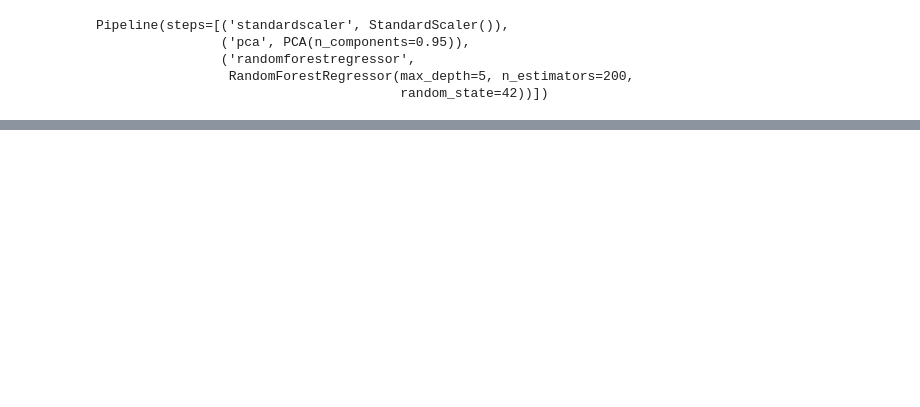
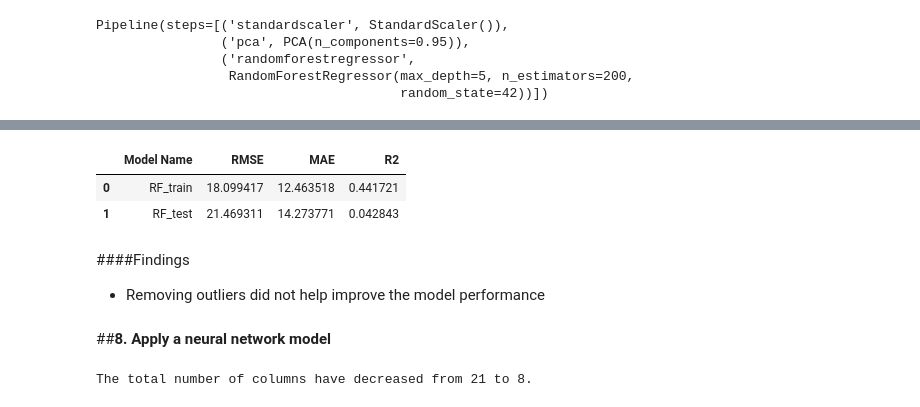
Before and after one commit to jiashenyue/ca-wui-pop-increase, a Jupyter notebook: analysis_notebook.ipynb, the cells around one changed output, grey strips where cells are left out. Drawn from its saved outputs; the diff is of its cells as text; code cells hidden in the pictures; blank space fills up the shorter version.

```diff
--- a/analysis_notebook.ipynb
+++ b/analysis_notebook.ipynb
@@ -1132,0 +1334,6 @@ Test R^2: 0.122
+# %%
+# remove large outliers in SalePrice
+q_low = eda_df_num["percent_pop_change"].quantile(0.02)
+q_hi  = eda_df_num["percent_pop_change"].quantile(0.98)
+
+mod_df_fil = eda_df_num[(eda_df_num["percent_pop_change"] < q_hi) & (eda_df_num["percent_pop_change"] > q_low)]
@@ -1132,0 +1345,6 @@ Test R^2: 0.122
+# %%
+# create a new version of train and test data
+# Split the data for validation
+X = mod_df_fil.drop(columns=['percent_pop_change'],axis=1)
+y = mod_df_fil['percent_pop_change']
+X_train, X_test, y_train, y_test = train_test_split(X, y, random_state=42)
@@ -1132,0 +1365,40 @@ Test R^2: 0.122
+# %%
+# Create and fit an RF model WITH PCA.
+rf_pca = make_pipeline(scaler, pca, RandomForestRegressor(max_depth = 5,
+                                                          n_estimators = 200,
+                                                          random_state = 42))
+rf_pca.fit(X_train, y_train)
+
+# apply RF with PCA and record time
+preds_pca = rf_pca.predict(X_test)
+preds_pca_train = rf_pca.predict(X_train)
+
+results_test = eval_regression(y_test, preds_pca, name = 'RF_test')
+results_train = eval_regression(y_train, preds_pca_train, name = 'RF_train')
+frames = [results_train, results_test]
+result_rm_ot = pd.concat(frames,ignore_index=True)
+result_rm_ot
+# %% [output]
+|  | Model Name | RMSE | MAE | R2 |
+| 0 | RF_train | 18.099417 | 12.463518 | 0.441721 |
+| 1 | RF_test | 21.469311 | 14.273771 | 0.042843 |
+# %% [markdown]
+####Findings
+
+- Removing outliers did not help improve the model performance
+# %% [markdown]
+##**8. Apply a neural network model**
+# %%
+# Combine the scaler and the PCA in a pipeline.
+scaler = MinMaxScaler()
+pca = PCA(n_components = .95)
+
+preprocessor = make_pipeline(scaler, pca)
+
+# Transform the training data and check shape of new features after applying PCA
+# here X_train and X_test contains all numeric features from the original data
+X_train_proc = preprocessor.fit_transform(X_train)
+X_test_proc = preprocessor.transform(X_test)
+print(f'The total number of columns have decreased from {X_train.shape[1]} to {X_train_proc.shape[1]}.')
+# %% [output]
+The total number of columns have decreased from 21 to 8.
```
Also changed, not shown: parts of 65 cells of this notebook.
